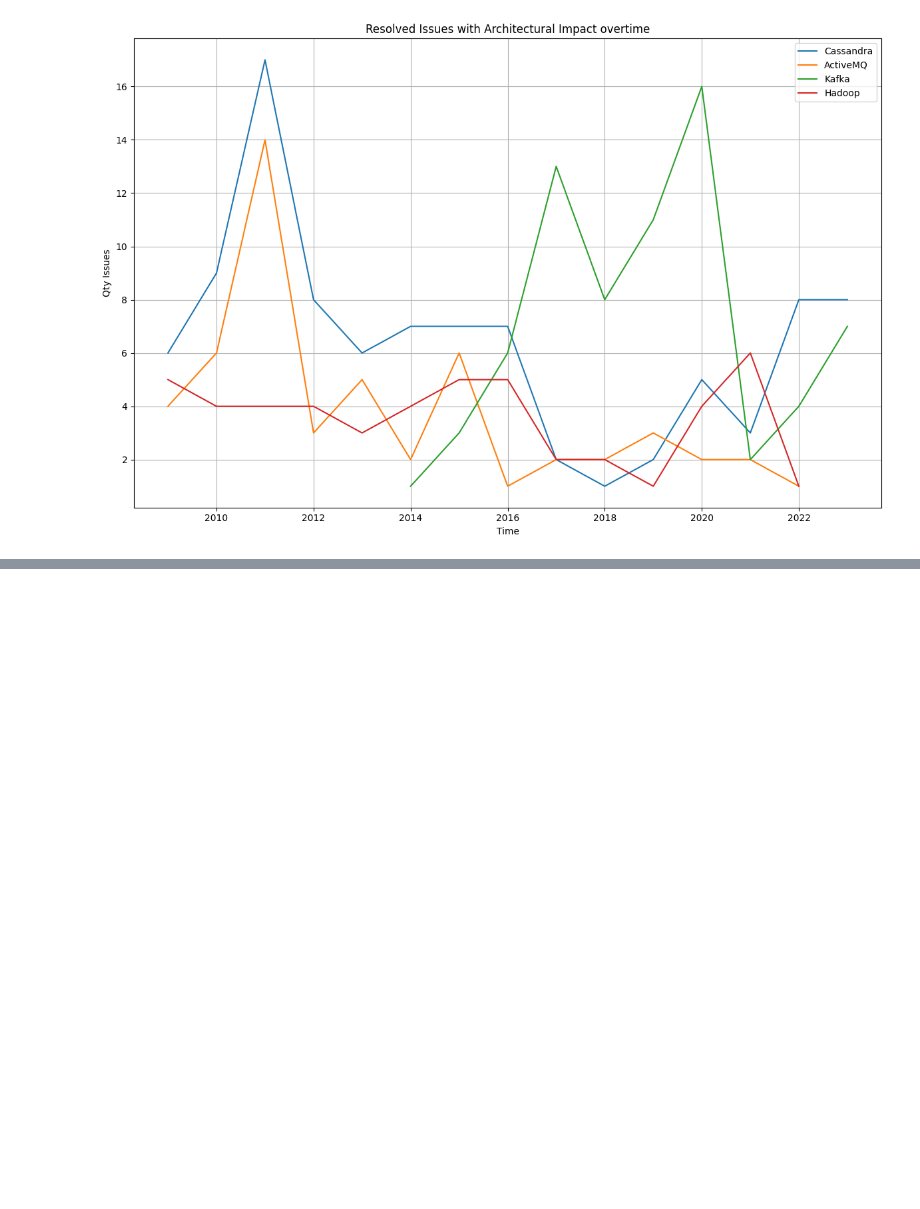
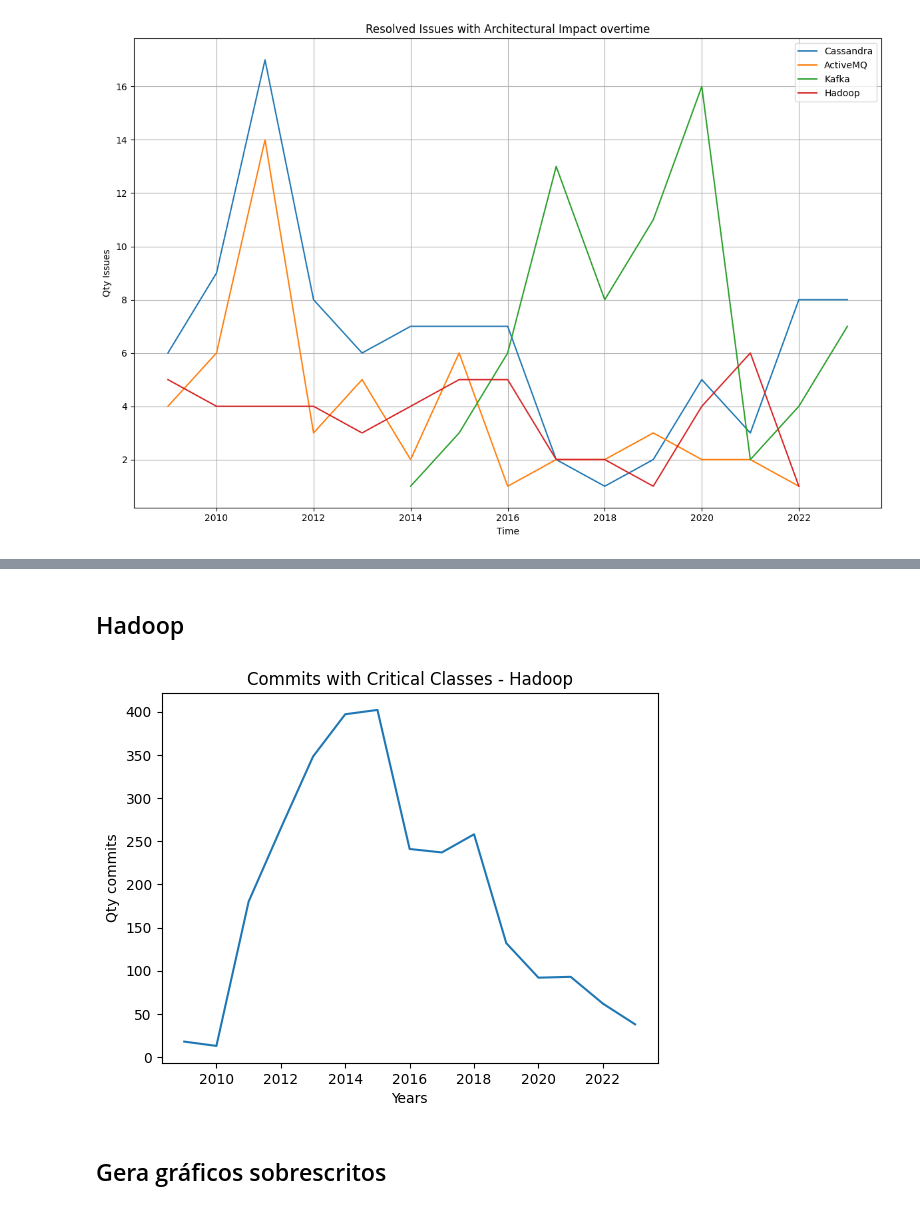
Before and after one commit to armandossrecife/my_validation, a Jupyter notebook: my_comparison.ipynb, the cells around one changed output, grey strips where cells are left out. Cells and saved outputs as stored; diff of their text form; code cells hidden in the pictures; blank space fills up the shorter version.

```diff
--- a/my_comparison.ipynb
+++ b/my_comparison.ipynb
@@ -2405,0 +2501,28 @@ gera_graficos_sobrescritos(t1=(anos_cr, qtd_issues_cr), t2=(anos_ar, qtd_issues_
+# %% [markdown]
+## Hadoop
+# %%
+# transforma year
+df_hcwcc = df_hadoop_commits_critical_classes.copy()
+colunas_h = ['hash', 'date']
+df_hcwcc = df_hcwcc[colunas_h]
+df_hcwcc['year'] = pd.to_datetime(df_hcwcc['date']).dt.year
+
+# agrupa por years
+commits_per_year_h = df_hcwcc.groupby(['year']).size()
+commits_new_df_h = commits_per_year_h.to_frame(name='commits_count').reset_index()
+df_hadoop_commits_by_year = commits_new_df_h.copy()
+
+# x and y
+anos_commit_h = df_hadoop_commits_by_year.year
+qtd_commit_h = df_hadoop_commits_by_year.commits_count
+
+# grafico de serie temporal
+grafico_hadoop_commits = GraficoSerieTemporal()
+grafico_hadoop_commits.set_eixo_x(x=anos_commit_h)
+grafico_hadoop_commits.set_eixo_y(y=qtd_commit_h)
+grafico_hadoop_commits.configura_titulo_e_rotulos(titulo='Commits with Critical Classes - Hadoop', rotulo_x='Years', rotulo_y='Qty commits')
+grafico_hadoop_commits.exibir_gráfico()
+# %% [output]
+[figure, added]
+# %% [markdown]
+## Gera gráficos sobrescritos
```
Also changed, not shown: parts of 14 cells of this notebook.
